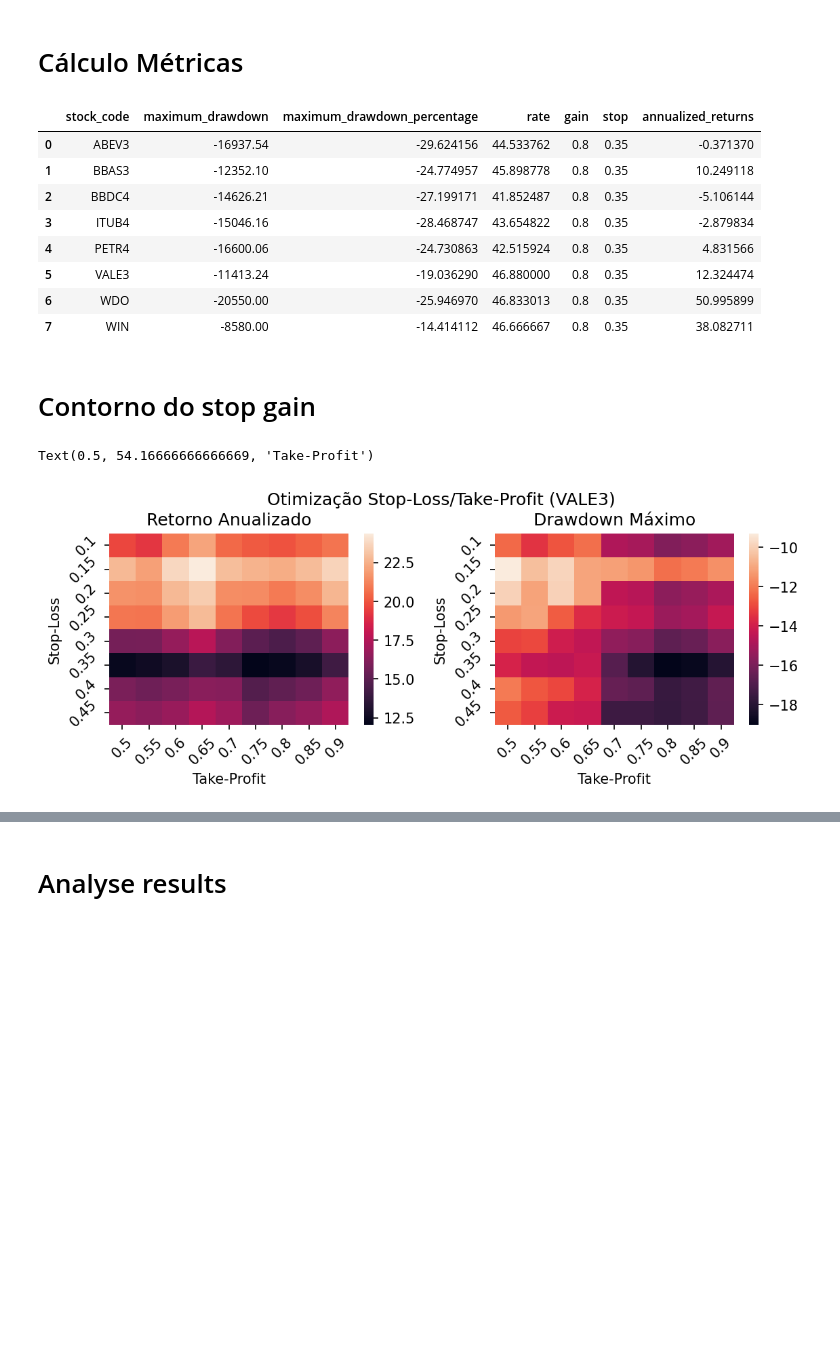
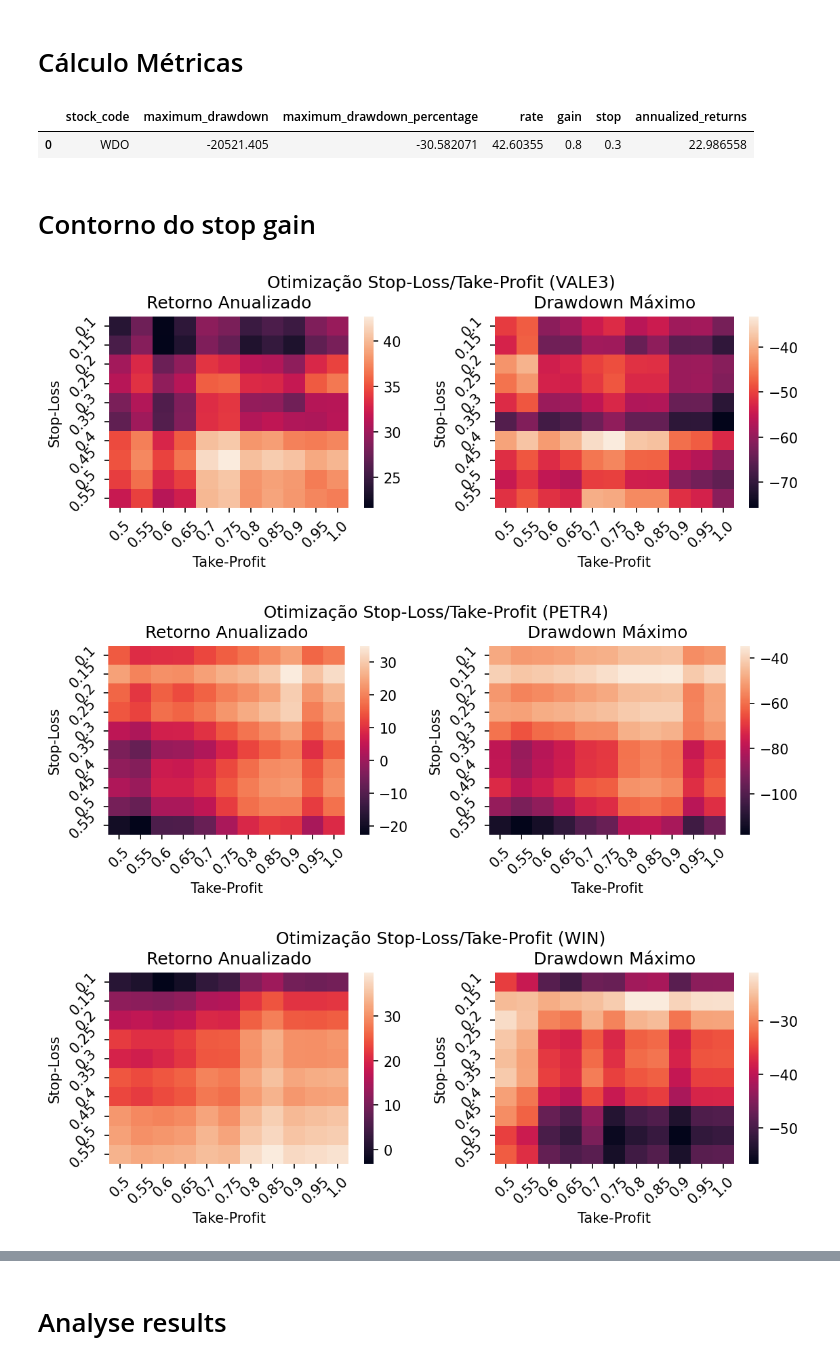
Before and after one commit to gustavo-nakabayashi/TCC, a Jupyter notebook: src/main.ipynb, the cells around one changed output, grey strips where cells are left out. Saved outputs shown, nothing was run; the diff lists cells and outputs as text; code cells hidden in the pictures; blank space fills up the shorter version.

```diff
--- a/src/main.ipynb
+++ b/src/main.ipynb
@@ -63,8 +48,8 @@ def calc_backtest(teste):
 iterable = []
 
 for index, m15_file in enumerate(m15_files):
-    # if m15_file.split("/data\\")[1].split("_")[0] != "WIN":
-    #     continue
+    if m15_file.split("/data\\")[1].split("_")[0] != "WDO":
+        continue
     df_d1     = pd.read_csv(d1_files[index])
     df_d1.columns = ["time", "min_ann", "max_ann", "real_volume"]
 
@@ -73,7 +58,7 @@ for index, m15_file in enumerate(m15_files):
 
     df_m15 = pd.read_csv(m15_file)
     df_m15['time'] = pd.to_datetime(df_m15['time'],unit='s')
-    iterable.append((df_m15, df_d1, m15_file, 0.35, 0.8))
+    iterable.append((df_m15, df_d1, m15_file, 0.3, 0.8))
 
 a_pool = multiprocess.Pool()
 dfs_orders_summary = a_pool.map(calc_backtest, iterable)
@@ -139,14 +123,7 @@ df_metrics_results.to_latex("../results/metrics_results.tex")
 display(df_metrics_results)
 # %% [output]
 |  | stock_code | maximum_drawdown | maximum_drawdown_percentage | rate | gain | stop | annualized_returns |
-| 0 | ABEV3 | -16937.54 | -29.624156 | 44.533762 | 0.8 | 0.35 | -0.371370 |
-| 1 | BBAS3 | -12352.10 | -24.774957 | 45.898778 | 0.8 | 0.35 | 10.249118 |
-| 2 | BBDC4 | -14626.21 | -27.199171 | 41.852487 | 0.8 | 0.35 | -5.106144 |
-| 3 | ITUB4 | -15046.16 | -28.468747 | 43.654822 | 0.8 | 0.35 | -2.879834 |
-| 4 | PETR4 | -16600.06 | -24.730863 | 42.515924 | 0.8 | 0.35 | 4.831566 |
-| 5 | VALE3 | -11413.24 | -19.036290 | 46.880000 | 0.8 | 0.35 | 12.324474 |
-| 6 | WDO | -20550.00 | -25.946970 | 46.833013 | 0.8 | 0.35 | 50.995899 |
-| 7 | WIN | -8580.00 | -14.414112 | 46.666667 | 0.8 | 0.35 | 38.082711 |
+| 0 | WDO | -20521.405 | -30.582071 | 42.60355 | 0.8 | 0.3 | 22.986558 |
 # %% [markdown]
 # Contorno do stop gain
 # %%
@@ -181,13 +158,13 @@ stops = [
     (0.2, 0.75),
     (0.15, 0.9)
 ]
-for stop in np.arange(0.1, 0.5, 0.05):
-    for gain in np.arange(0.5, 0.95, 0.05):
+for stop in np.arange(0.1, 0.6, 0.05):
+    for gain in np.arange(0.5, 1.05, 0.05):
 # for stop, gain in stops:
         for index, m15_file in enumerate(m15_files):
             # if m15_file.split("/data\\")[1].split("_")[0] == "MGLU3":
             #     continue
-            if m15_file.split("/data\\")[1].split("_")[0] != "VALE3":
+            if m15_file.split("/data\\")[1].split("_")[0] not in ["VALE3", "PETR4", "WIN", "WDO"]:
                 continue
             df_d1     = pd.read_csv(d1_files[index])
             df_d1.columns = ["time", "min_ann", "max_ann", "real_volume"]
@@ -226,31 +205,36 @@ df_metrics_results = pd.DataFrame(metrics_results)
 # %%
 import seaborn as sns
 import matplotlib.pyplot as plt
 
-fig, axes = plt.subplots(1, 2, figsize=(8,3), dpi=150)
-fig.tight_layout(pad=3.0)
-fig.suptitle("Otimização Stop-Loss/Take-Profit (VALE3)")
+for stock in ["VALE3", "PETR4", "WIN", "WDO"]:
 
-df_metrics_results["gain"] = round(df_metrics_results["gain"], 2)
-df_metrics_results["stop"] = round(df_metrics_results["stop"], 2)
+    fig, axes = plt.subplots(1, 2, figsize=(8,3), dpi=150)
+    fig.tight_layout(pad=3.0)
+    fig.suptitle(f"Otimização Stop-Loss/Take-Profit ({stock})")
 
-df_heatmap = df_metrics_results[df_metrics_results["stock_code"] == "VALE3"][["stop", "gain", "annualized_returns"]]
-df_heatmap = df_heatmap.pivot(index='stop', columns='gain', values='annualized_returns')
-ax = sns.heatmap(df_heatmap, ax = axes[0])
-ax.title.set_text('Retorno Anualizado')
-ax.set_ylabel('Stop-Loss')
-ax.set_xlabel('Take-Profit')
+    df_metrics_results["gain"] = round(df_metrics_results["gain"], 2)
+    df_metrics_results["stop"] = round(df_metrics_results["stop"], 2)
 
-ax.tick_params(labelrotation=45)
+    df_heatmap = df_metrics_results[df_metrics_results["stock_code"] == stock][["stop", "gain", "annualized_returns"]]
+    df_heatmap = df_heatmap.pivot(index='stop', columns='gain', values='annualized_returns')
+    ax = sns.heatmap(df_heatmap, ax = axes[0])
+    ax.title.set_text('Retorno Anualizado')
+    ax.set_ylabel('Stop-Loss')
+    ax.set_xlabel('Take-Profit')
+
+    ax.tick_params(labelrotation=45)
 
 
-df_heatmap = df_metrics_results[df_metrics_results["stock_code"] == "VALE3"][["stop", "gain", "maximum_drawdown_percentage"]]
-df_heatmap = df_heatmap.pivot(index='stop', columns='gain', values='maximum_drawdown_percentage')
-ax = sns.heatmap(df_heatmap, ax = axes[1])
-ax.title.set_text('Drawdown Máximo')
-ax.tick_params(labelrotation=45)
-ax.set_ylabel('Stop-Loss')
-ax.set_xlabel('Take-Profit')
+    df_heatmap = df_metrics_results[df_metrics_results["stock_code"] == stock][["stop", "gain", "maximum_drawdown_percentage"]]
+    df_heatmap = df_heatmap.pivot(index='stop', columns='gain', values='maximum_drawdown_percentage')
+    ax = sns.heatmap(df_heatmap, ax = axes[1])
+    ax.title.set_text('Drawdown Máximo')
+    ax.tick_params(labelrotation=45)
+    ax.set_ylabel('Stop-Loss')
+    ax.set_xlabel('Take-Profit')
+
+    plt.savefig(f'../results/stop_loss_take_profit_{stock}.png')
 # %% [output]
-Text(0.5, 54.16666666666669, 'Take-Profit')
-[figure, old version]
+[figure, new version]
+[figure, added]
+[figure, added]
```
Also changed, not shown: parts of 9 cells of this notebook, 25 other files.
